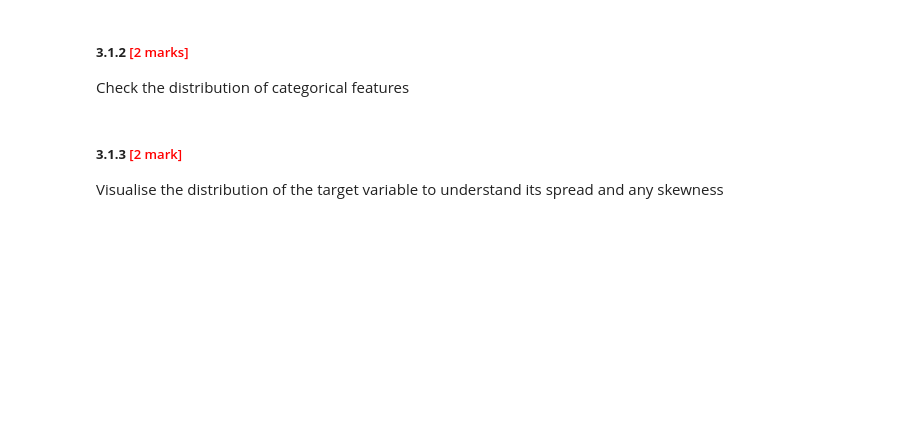
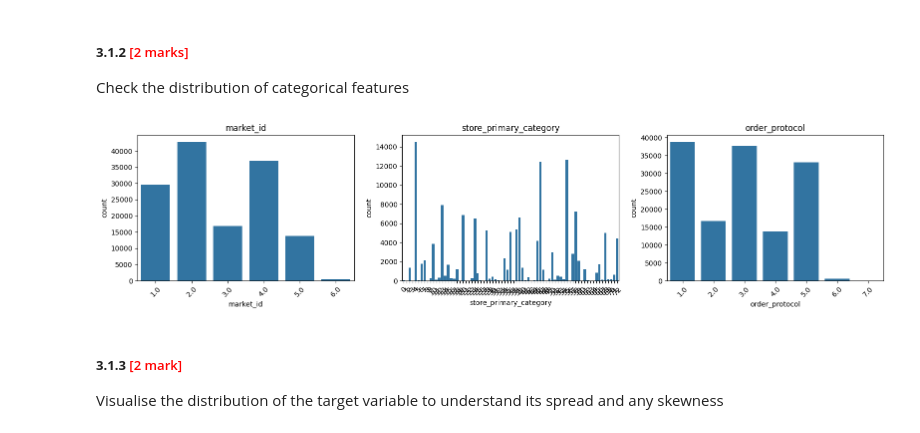
Before and after one commit to princepushparaj/LR_Delivery_Time_Prediction, a Jupyter notebook: LR_Delivery_Time_Estimation_Starter.ipynb, the cells around one changed output. Saved outputs shown, nothing was run; the diff lists cells and outputs as text; code cells hidden in the pictures; blank space fills up the shorter version.

```diff
--- a/LR_Delivery_Time_Estimation_Starter.ipynb
+++ b/LR_Delivery_Time_Estimation_Starter.ipynb
@@ -225,3 +239,18 @@ Check the distribution of categorical features
+# %%
+# Distribution of categorical columns
+categorical_features = X_train.select_dtypes(include='category').columns
+
+# Plot counts for categorical features
+plt.figure(figsize=(16, 4))
+for i, col in enumerate(categorical_features):
+    plt.subplot(1, len(categorical_features), i + 1)
+    sns.countplot(x=X_train[col])
+    plt.title(col)
+    plt.xticks(rotation=45)
+plt.tight_layout()
+plt.show()
+# %% [output]
+[figure, added]
 # %% [markdown]
 ##### **3.1.3** <font color = red>[2 mark]</font> <br>
 Visualise the distribution of the target variable to understand its spread and any skewness
```
Also changed, not shown: parts of 5 cells of this notebook.
